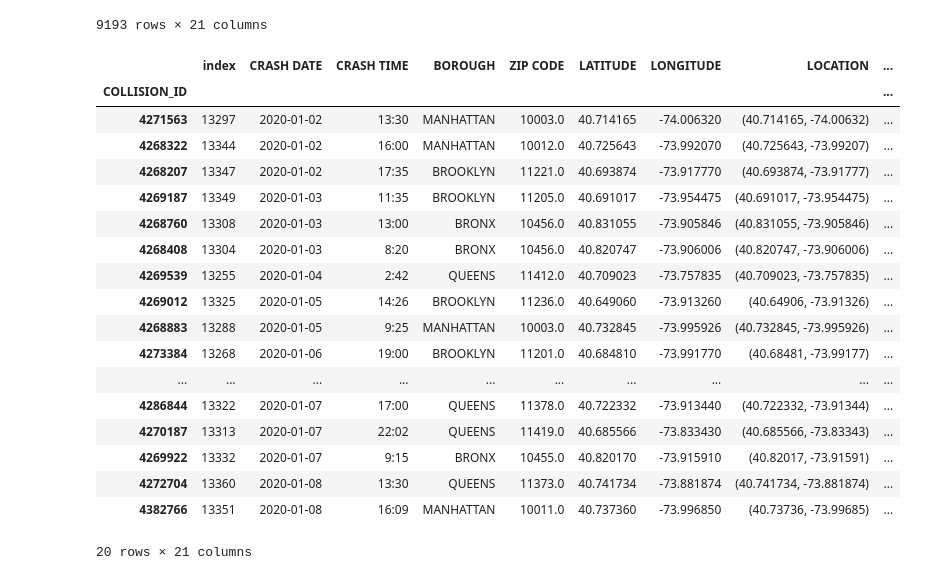
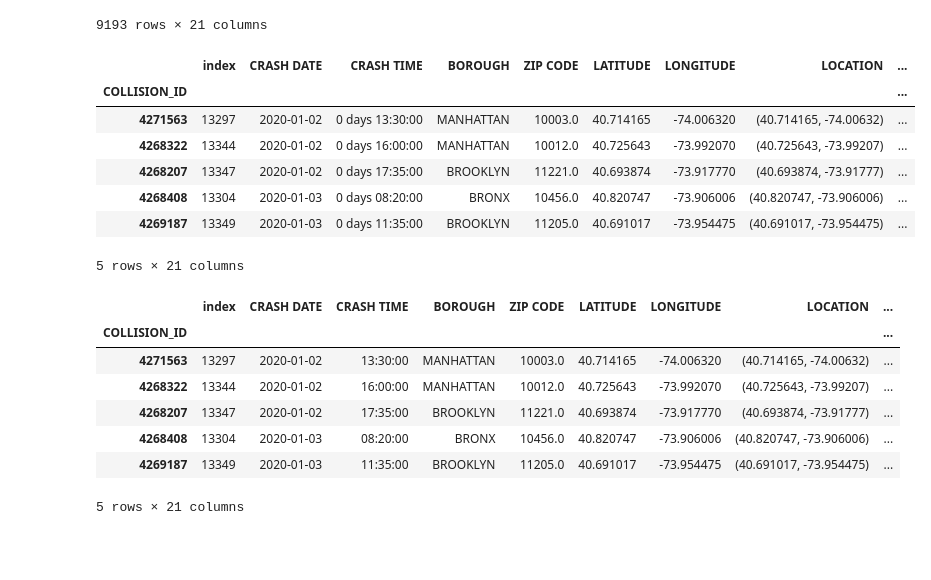
Before and after one commit to Rutgers-Data-Science-Bootcamp/NYC_Bike_Accident_Analysis, a Jupyter notebook: Final_project.ipynb, the cells around one changed output. Cells and saved outputs as stored; diff of their text form; code cells hidden in the pictures; blank space fills up the shorter version.

Commit message:
cleaning_completed_sorted_correctly_by_time

```diff
--- a/Final_project.ipynb
+++ b/Final_project.ipynb
@@ -400,27 +400,31 @@ crash_nona_index_df=crash_nona_df.reset_index().set_index('COLLISION_ID')
 # %%
 # format the CRASH DATE from m/d/y to t-m-d to be able to sort
 crash_nona_index_df['CRASH DATE'] = pd.to_datetime(crash_nona_index_df['CRASH DATE'], format='%m/%d/%y').dt.strftime('%Y-%m-%d')
+# %%
+# fromat crash time to be able to sort by time in the next cell
+crash_nona_index_df['CRASH TIME'] = pd.to_datetime(crash_nona_index_df['CRASH TIME'], format= '%H:%M') - pd.to_datetime(crash_nona_index_df['CRASH TIME'], format= '%H:%M').dt.normalize()
 # %%
 # sort the dataframe with CRASH DATE and CRASH TIME
 crash_date_sorted_df = crash_nona_index_df.sort_values(['CRASH DATE', "CRASH TIME"] , ascending=[True, True])
-crash_date_sorted_df.head(20)
+crash_date_sorted_df.head()
 # %% [output]
 |  | index | CRASH DATE | CRASH TIME | BOROUGH | ZIP CODE | LATITUDE | LONGITUDE | LOCATION | ... |
 | COLLISION_ID |  |  |  |  |  |  |  |  | ... |
-| 4271563 | 13297 | 2020-01-02 | 13:30 | MANHATTAN | 10003.0 | 40.714165 | -74.006320 | (40.714165, -74.00632) | ... |
-| 4268322 | 13344 | 2020-01-02 | 16:00 | MANHATTAN | 10012.0 | 40.725643 | -73.992070 | (40.725643, -73.99207) | ... |
-| 4268207 | 13347 | 2020-01-02 | 17:35 | BROOKLYN | 11221.0 | 40.693874 | -73.917770 | (40.693874, -73.91777) | ... |
-| 4269187 | 13349 | 2020-01-03 | 11:35 | BROOKLYN | 11205.0 | 40.691017 | -73.954475 | (40.691017, -73.954475) | ... |
-| 4268760 | 13308 | 2020-01-03 | 13:00 | BRONX | 10456.0 | 40.831055 | -73.905846 | (40.831055, -73.905846) | ... |
-| 4268408 | 13304 | 2020-01-03 | 8:20 | BRONX | 10456.0 | 40.820747 | -73.906006 | (40.820747, -73.906006) | ... |
-| 4269539 | 13255 | 2020-01-04 | 2:42 | QUEENS | 11412.0 | 40.709023 | -73.757835 | (40.709023, -73.757835) | ... |
-| 4269012 | 13325 | 2020-01-05 | 14:26 | BROOKLYN | 11236.0 | 40.649060 | -73.913260 | (40.64906, -73.91326) | ... |
-| 4268883 | 13288 | 2020-01-05 | 9:25 | MANHATTAN | 10003.0 | 40.732845 | -73.995926 | (40.732845, -73.995926) | ... |
-| 4273384 | 13268 | 2020-01-06 | 19:00 | BROOKLYN | 11201.0 | 40.684810 | -73.991770 | (40.68481, -73.99177) | ... |
-| ... | ... | ... | ... | ... | ... | ... | ... | ... | ... |
-| 4286844 | 13322 | 2020-01-07 | 17:00 | QUEENS | 11378.0 | 40.722332 | -73.913440 | (40.722332, -73.91344) | ... |
-| 4270187 | 13313 | 2020-01-07 | 22:02 | QUEENS | 11419.0 | 40.685566 | -73.833430 | (40.685566, -73.83343) | ... |
-| 4269922 | 13332 | 2020-01-07 | 9:15 | BRONX | 10455.0 | 40.820170 | -73.915910 | (40.82017, -73.91591) | ... |
-| 4272704 | 13360 | 2020-01-08 | 13:30 | QUEENS | 11373.0 | 40.741734 | -73.881874 | (40.741734, -73.881874) | ... |
-| 4382766 | 13351 | 2020-01-08 | 16:09 | MANHATTAN | 10011.0 | 40.737360 | -73.996850 | (40.73736, -73.99685) | ... |
+| 4271563 | 13297 | 2020-01-02 | 0 days 13:30:00 | MANHATTAN | 10003.0 | 40.714165 | -74.006320 | (40.714165, -74.00632) | ... |
+| 4268322 | 13344 | 2020-01-02 | 0 days 16:00:00 | MANHATTAN | 10012.0 | 40.725643 | -73.992070 | (40.725643, -73.99207) | ... |
+| 4268207 | 13347 | 2020-01-02 | 0 days 17:35:00 | BROOKLYN | 11221.0 | 40.693874 | -73.917770 | (40.693874, -73.91777) | ... |
+| 4268408 | 13304 | 2020-01-03 | 0 days 08:20:00 | BRONX | 10456.0 | 40.820747 | -73.906006 | (40.820747, -73.906006) | ... |
+| 4269187 | 13349 | 2020-01-03 | 0 days 11:35:00 | BROOKLYN | 11205.0 | 40.691017 | -73.954475 | (40.691017, -73.954475) | ... |
-20 rows × 21 columns
+5 rows × 21 columns
+# %%
+crash_date_sorted_df['CRASH TIME'] = crash_date_sorted_df['CRASH TIME'].astype(str).str.replace("0 days ", "")
+crash_date_sorted_df.head()
+# %% [output]
+|  | index | CRASH DATE | CRASH TIME | BOROUGH | ZIP CODE | LATITUDE | LONGITUDE | LOCATION | ... |
+| COLLISION_ID |  |  |  |  |  |  |  |  | ... |
+| 4271563 | 13297 | 2020-01-02 | 13:30:00 | MANHATTAN | 10003.0 | 40.714165 | -74.006320 | (40.714165, -74.00632) | ... |
+| 4268322 | 13344 | 2020-01-02 | 16:00:00 | MANHATTAN | 10012.0 | 40.725643 | -73.992070 | (40.725643, -73.99207) | ... |
+| 4268207 | 13347 | 2020-01-02 | 17:35:00 | BROOKLYN | 11221.0 | 40.693874 | -73.917770 | (40.693874, -73.91777) | ... |
+| 4268408 | 13304 | 2020-01-03 | 08:20:00 | BRONX | 10456.0 | 40.820747 | -73.906006 | (40.820747, -73.906006) | ... |
+| 4269187 | 13349 | 2020-01-03 | 11:35:00 | BROOKLYN | 11205.0 | 40.691017 | -73.954475 | (40.691017, -73.954475) | ... |
+5 rows × 21 columns
```
Also changed, not shown: parts of 1 cell of this notebook, 1 other file.
